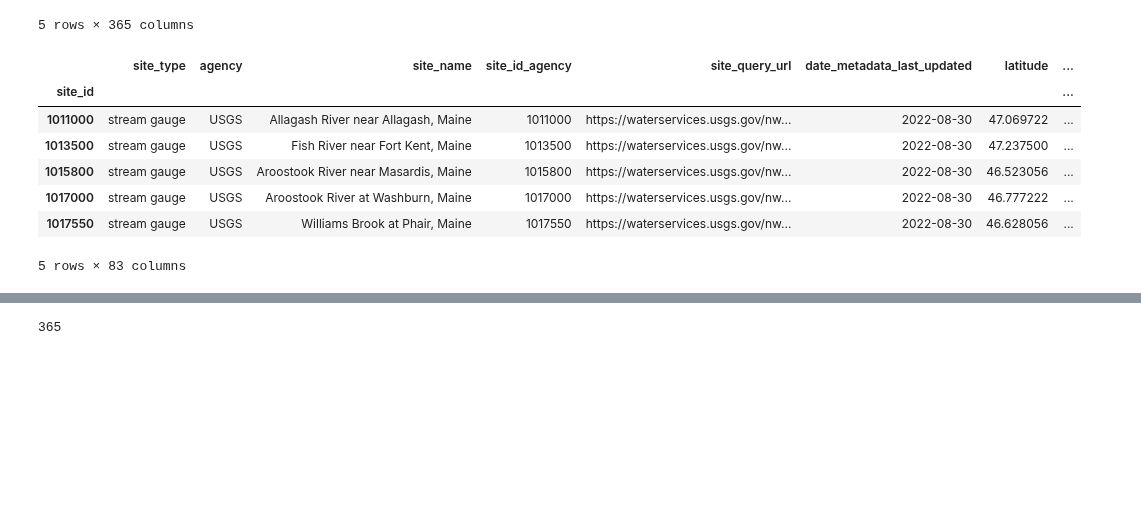
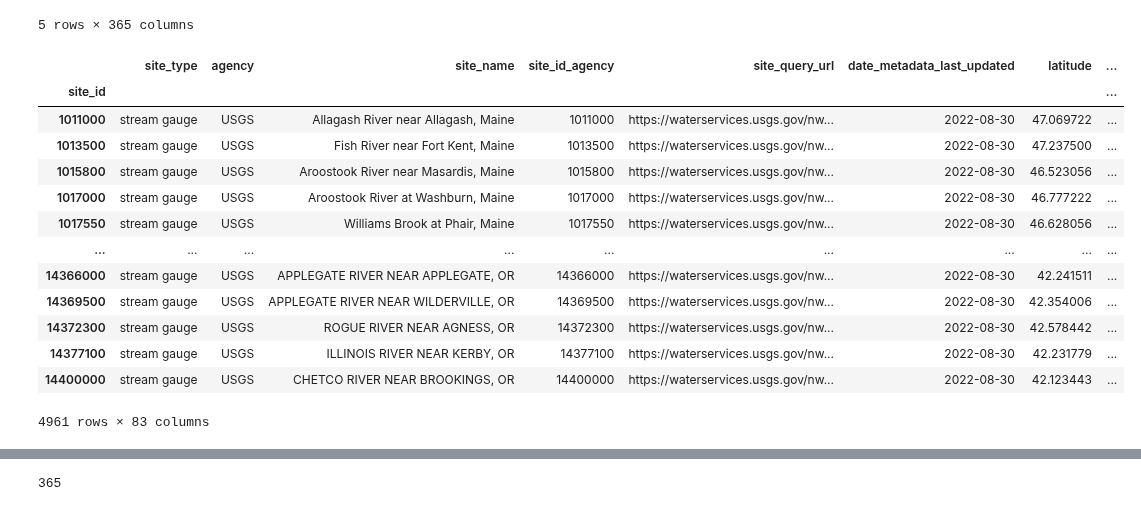
Before and after one commit to danielletijerina/PFCONUS2-analysis, a Jupyter notebook: scripts/Validation/Streamflow/3_PlotStreamflowTimeseries-Stats.ipynb, the cells around one changed output, grey strips where cells are left out. Saved outputs shown, nothing was run; the diff lists cells and outputs as text; code cells hidden in the pictures; blank space fills up the shorter version.

```diff
--- a/scripts/Validation/Streamflow/3_PlotStreamflowTimeseries-Stats.ipynb
+++ b/scripts/Validation/Streamflow/3_PlotStreamflowTimeseries-Stats.ipynb
@@ -72,15 +73,21 @@ usgsdata.head()
 # %%
 ### read in USGS streamflow gage metadata for all gages with flow in October
 usgs_gage_metadata = pd.read_csv(f'{organized_dir}/{metadata_csv}',index_col=['site_id'])#,
 #usgs_gage_metadata = usgs_gage_metadata.drop(columns=['Unnamed: 0'])
 #usgs_all_gages = usgs_all_gages.transpose() #transpose df for easier plotting
-usgs_gage_metadata.head()
+usgs_gage_metadata
 # %% [output]
 |  | site_type | agency | site_name | site_id_agency | site_query_url | date_metadata_last_updated | latitude | ... |
 | site_id |  |  |  |  |  |  |  | ... |
 | 1011000 | stream gauge | USGS | Allagash River near Allagash, Maine | 1011000 | https://waterservices.usgs.gov/nw... | 2022-08-30 | 47.069722 | ... |
 | 1013500 | stream gauge | USGS | Fish River near Fort Kent, Maine | 1013500 | https://waterservices.usgs.gov/nw... | 2022-08-30 | 47.237500 | ... |
 | 1015800 | stream gauge | USGS | Aroostook River near Masardis, Maine | 1015800 | https://waterservices.usgs.gov/nw... | 2022-08-30 | 46.523056 | ... |
 | 1017000 | stream gauge | USGS | Aroostook River at Washburn, Maine | 1017000 | https://waterservices.usgs.gov/nw... | 2022-08-30 | 46.777222 | ... |
 | 1017550 | stream gauge | USGS | Williams Brook at Phair, Maine | 1017550 | https://waterservices.usgs.gov/nw... | 2022-08-30 | 46.628056 | ... |
+| ... | ... | ... | ... | ... | ... | ... | ... | ... |
+| 14366000 | stream gauge | USGS | APPLEGATE RIVER NEAR APPLEGATE, OR | 14366000 | https://waterservices.usgs.gov/nw... | 2022-08-30 | 42.241511 | ... |
+| 14369500 | stream gauge | USGS | APPLEGATE RIVER NEAR WILDERVILLE, OR | 14369500 | https://waterservices.usgs.gov/nw... | 2022-08-30 | 42.354006 | ... |
+| 14372300 | stream gauge | USGS | ROGUE RIVER NEAR AGNESS, OR | 14372300 | https://waterservices.usgs.gov/nw... | 2022-08-30 | 42.578442 | ... |
+| 14377100 | stream gauge | USGS | ILLINOIS RIVER NEAR KERBY, OR | 14377100 | https://waterservices.usgs.gov/nw... | 2022-08-30 | 42.231779 | ... |
+| 14400000 | stream gauge | USGS | CHETCO RIVER NEAR BROOKINGS, OR | 14400000 | https://waterservices.usgs.gov/nw... | 2022-08-30 | 42.123443 | ... |
-5 rows × 83 columns
+4961 rows × 83 columns
```
Also changed, not shown: parts of 28 cells of this notebook, 2 other files.
